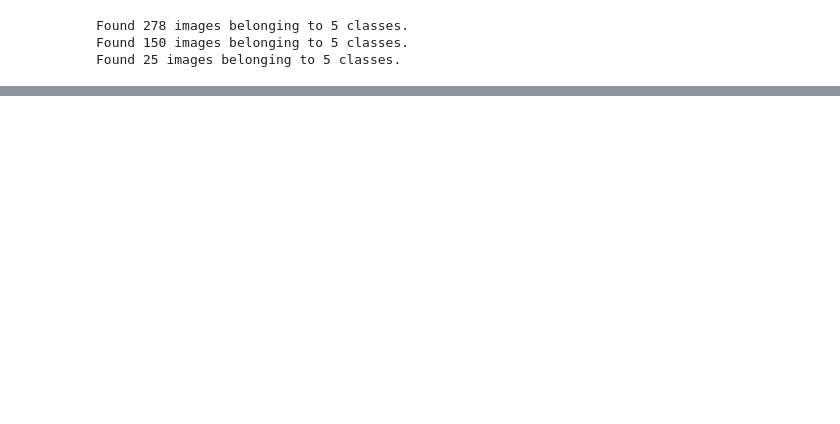
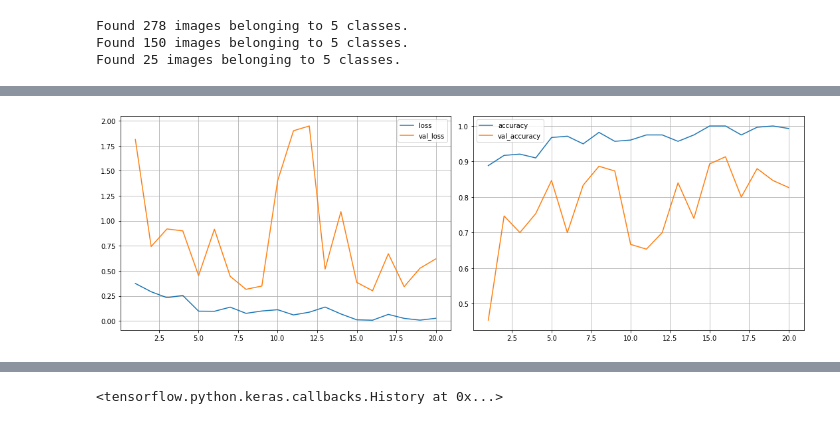
Before and after one commit to sumeetbalwade/Facedoc_ML, a Jupyter notebook: MobileNet/Implementation Facedoc.ipynb, the cells around one changed output, grey strips where cells are left out. Drawn from its saved outputs; the diff is of its cells as text; code cells hidden in the pictures; blank space fills up the shorter version.

```diff
--- a/MobileNet/Implementation Facedoc.ipynb
+++ b/MobileNet/Implementation Facedoc.ipynb
@@ -114,9 +154,13 @@ model.compile(optimizer=Adam(lr=0.0001), loss='categorical_crossentropy', metric
+# %%
+callbacks_list = [PlotLearning()]
 # %%
 model.fit(x=train_batches,
             steps_per_epoch=len(train_batches),
             validation_data=valid_batches,
             validation_steps=len(valid_batches),
-            epochs=15,
-            verbose=2
+            epochs=20,
+            verbose=2,
+            callbacks=callbacks_list
 )
 # %% [output]
+[figure, added]
@@ -124,3 +168,4 @@ Epoch 1/15
+<tensorflow.python.keras.callbacks.History at 0x...>
 # %%
 test_labels = test_batches.classes
 # %%
```
Also changed, not shown: parts of 9 cells of this notebook, 1 other file.
